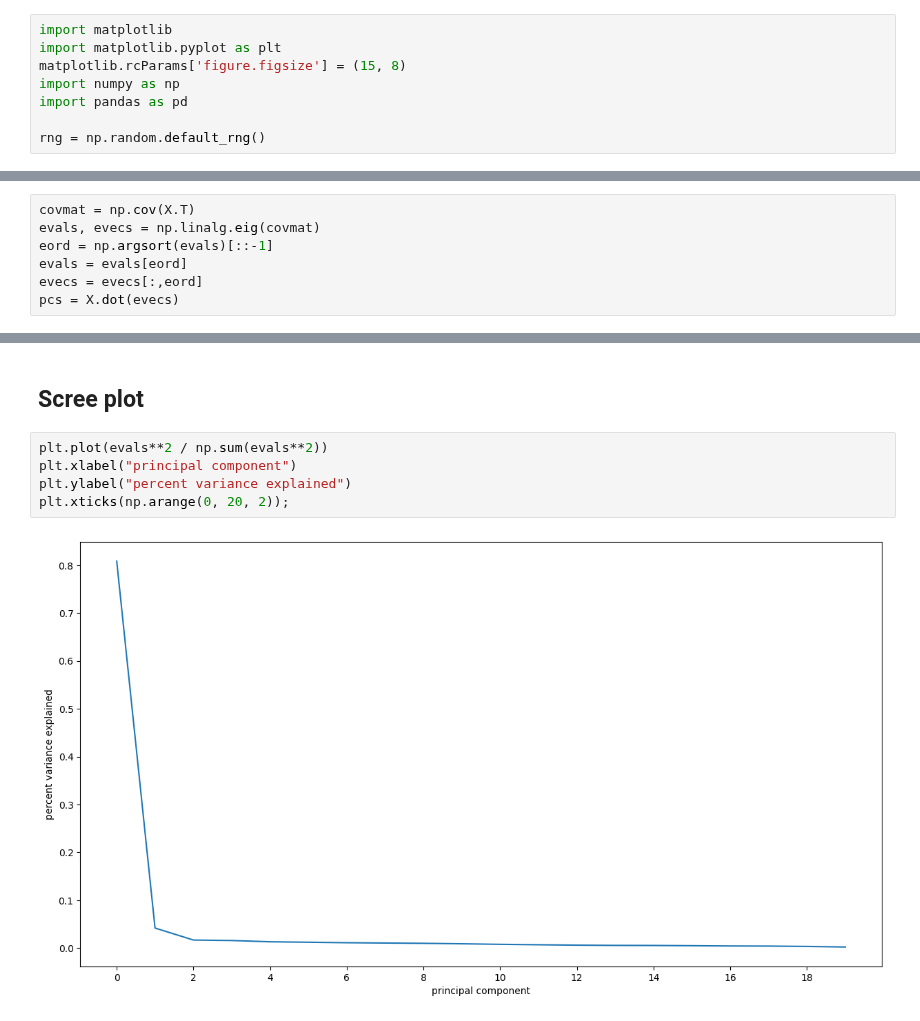
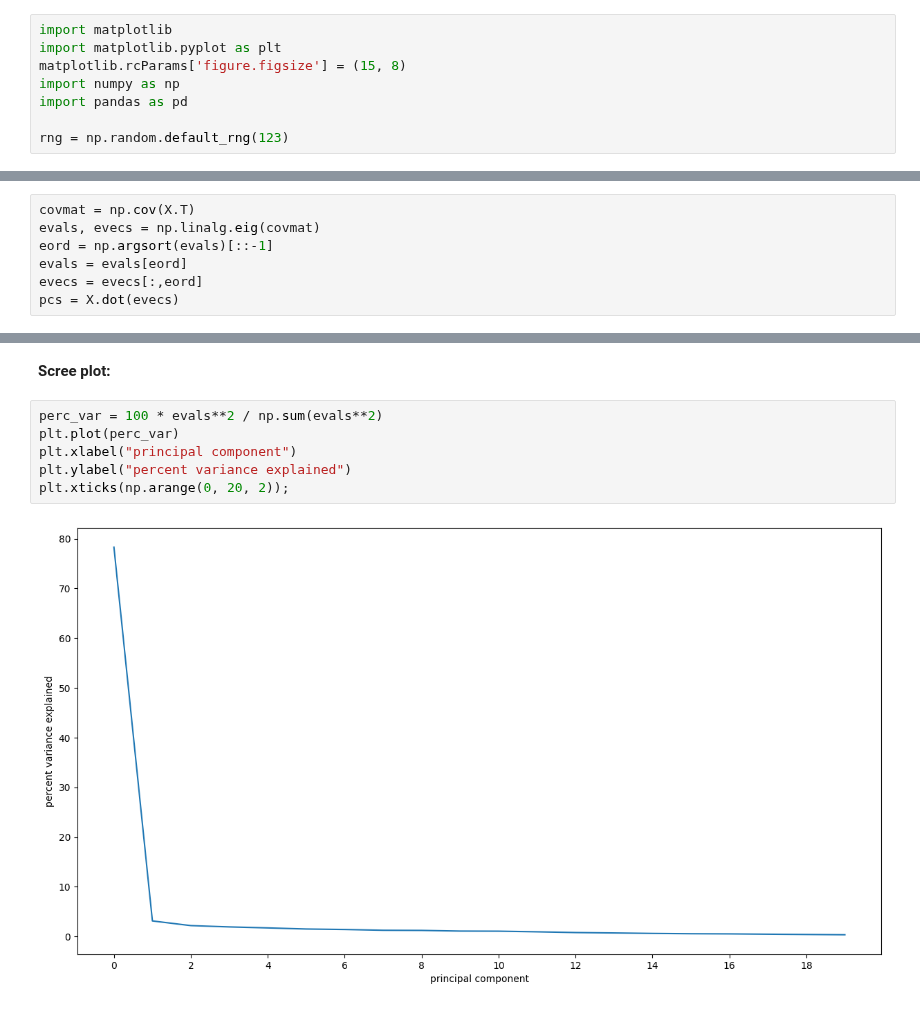
Before and after one commit to UOdsci/dsci345, a Jupyter notebook: class_material/slides/Week_06_PCA.ipynb, the cells around one changed output, grey strips where cells are left out. Drawn from its saved outputs; the diff is of its cells as text.

```diff
--- a/class_material/slides/Week_06_PCA.ipynb
+++ b/class_material/slides/Week_06_PCA.ipynb
@@ -11,7 +11,7 @@ matplotlib.rcParams['figure.figsize'] = (15, 8)
 import numpy as np
 import pandas as pd
 
-rng = np.random.default_rng()
+rng = np.random.default_rng(123)
 # %% [markdown]
 $$\renewcommand{\P}{\mathbb{P}} \newcommand{\E}{\mathbb{E}} \newcommand{\var}{\text{var}} \newcommand{\sd}{\text{sd}}$$
 This is here so we can use `\P` and `\E` and `\var` and `\sd` in LaTeX below.
@@ -110,9 +122,10 @@ pcs = X.dot(evecs)
 # %% [markdown]
-## Scree plot
+**Scree plot:**
 # %%
-plt.plot(evals**2 / np.sum(evals**2))
+perc_var = 100 * evals**2 / np.sum(evals**2)
+plt.plot(perc_var)
 plt.xlabel("principal component")
 plt.ylabel("percent variance explained")
 plt.xticks(np.arange(0, 20, 2));
 # %% [output]
-[figure, old version]
+[figure, new version]
```
Also changed, not shown: parts of 8 cells of this notebook, 4 other files.
